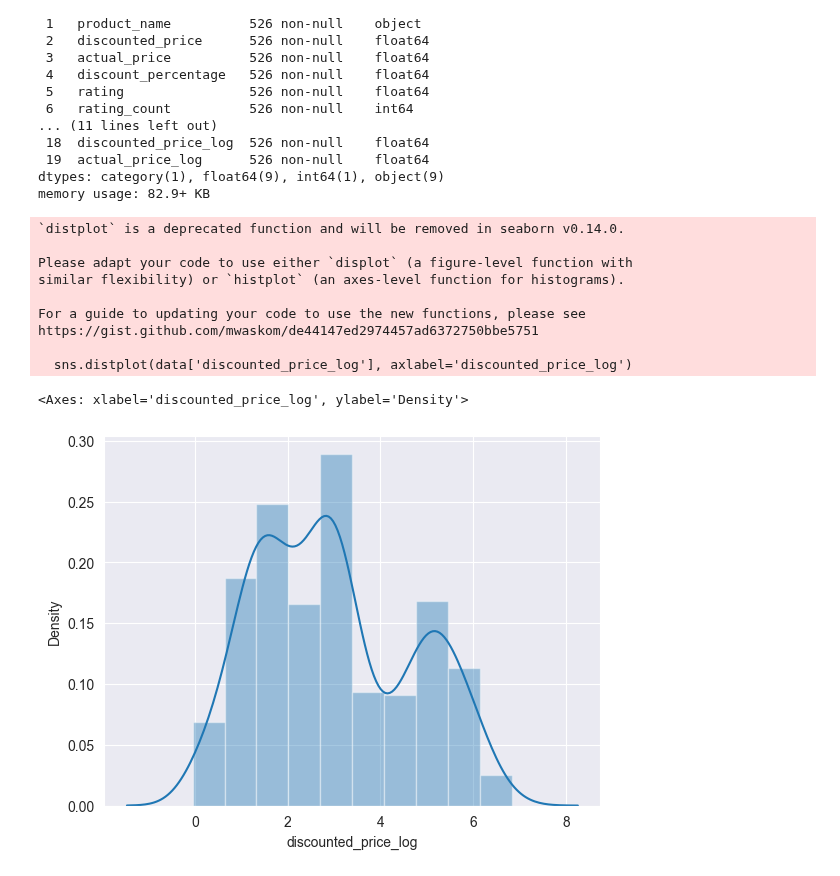
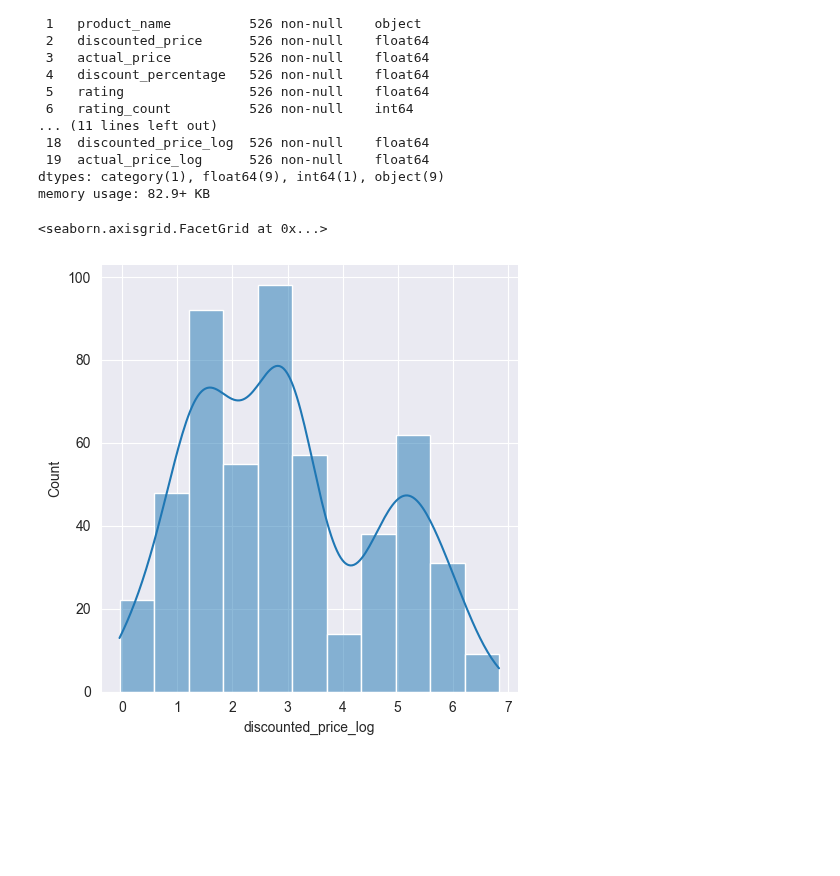
Before and after one commit to anthonyvann/eCommerce-Dataset-Analysis, a Jupyter notebook: EDA.ipynb, the cells around one changed output. Drawn from its saved outputs; the diff is of its cells as text; code cells hidden in the pictures; blank space fills up the shorter version.

Commit message:
Update EDA.ipynb
Replaced "sns.distplot" to "sns.displot" for visualization of log transformations.

```diff
--- a/EDA.ipynb
+++ b/EDA.ipynb
@@ -544,17 +543,8 @@ Data columns (total 20 columns):
 dtypes: category(1), float64(9), int64(1), object(9)
 memory usage: 82.9+ KB
 # %%
-# Log transformation of the feature 'discounted_price'
-sns.distplot(data['discounted_price_log'], axlabel='discounted_price_log')
+# Visualization of log transformation on 'discounted_price'
+sns.displot(data=data, x='discounted_price_log', kde=True)
 # %% [output]
-`distplot` is a deprecated function and will be removed in seaborn v0.14.0.
-
-Please adapt your code to use either `displot` (a figure-level function with
-similar flexibility) or `histplot` (an axes-level function for histograms).
-
-For a guide to updating your code to use the new functions, please see
-https://gist.github.com/mwaskom/de44147ed2974457ad6372750bbe5751
-
-  sns.distplot(data['discounted_price_log'], axlabel='discounted_price_log')
+<seaborn.axisgrid.FacetGrid at 0x...>
-<Axes: xlabel='discounted_price_log', ylabel='Density'>
-[figure, old version]
+[figure, new version]
```
Also changed, not shown: parts of 3 cells of this notebook.
